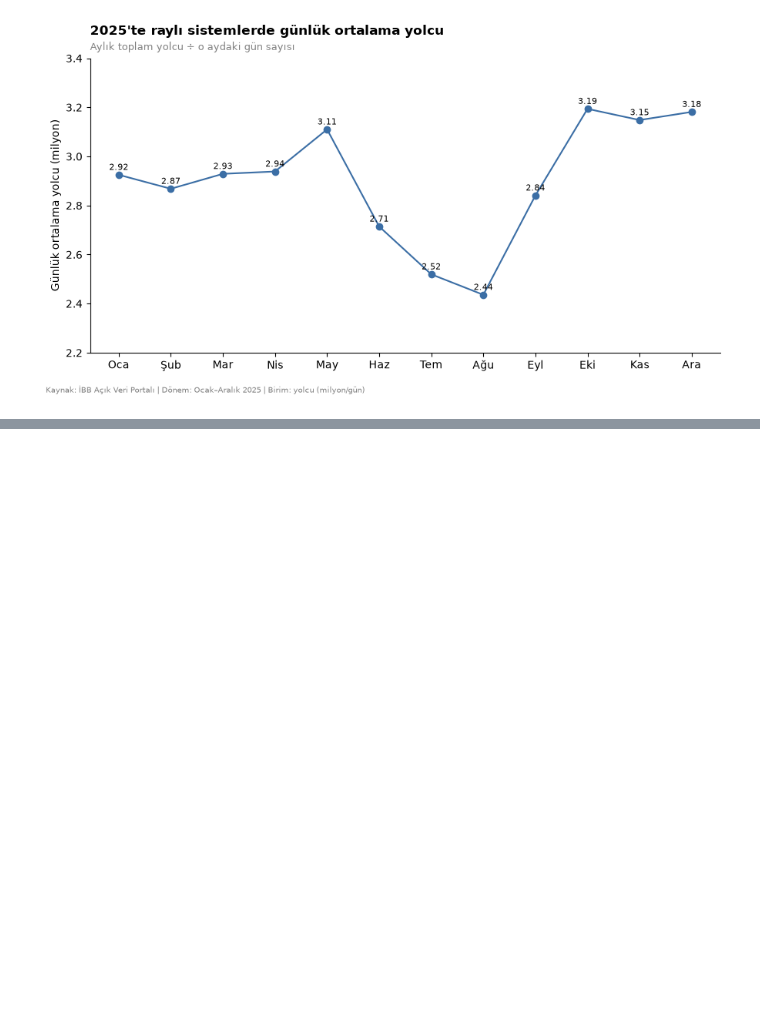
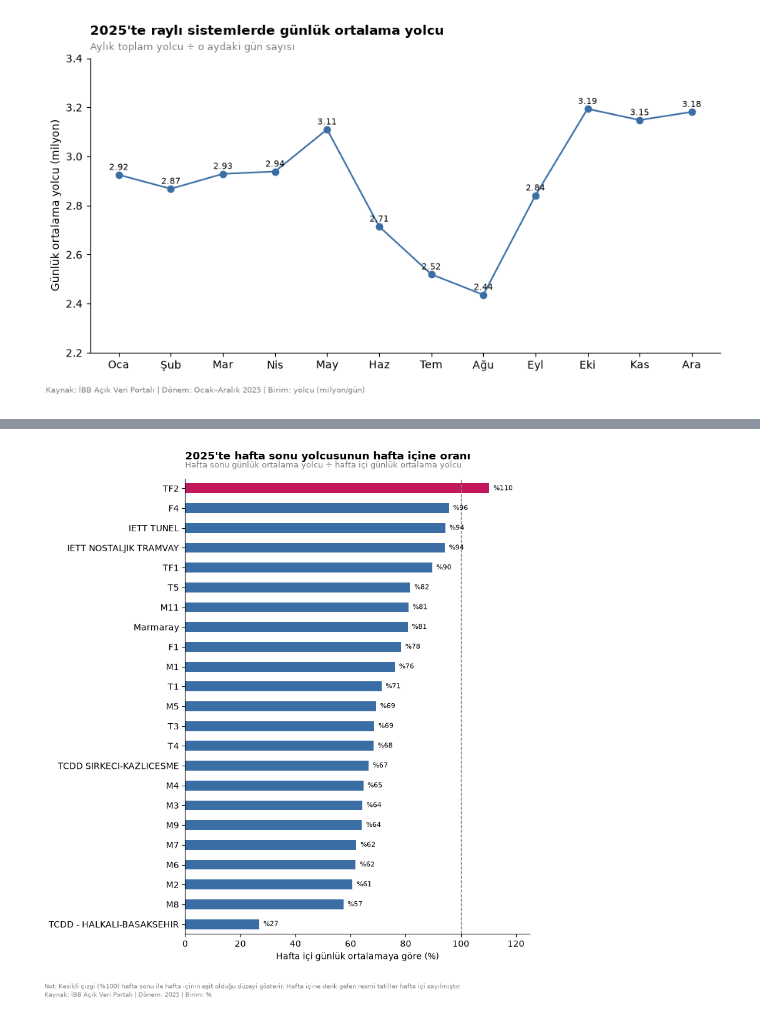
Before and after one commit to IsmailSamiB/-istanbul-rayli-sistemler, a Jupyter notebook: analiz.ipynb, the cells around one changed output, grey strips where cells are left out. Drawn from its saved outputs; the diff is of its cells as text; code cells hidden in the pictures; blank space fills up the shorter version.

```diff
--- a/analiz.ipynb
+++ b/analiz.ipynb
@@ -238,0 +278,5 @@ plt.show()
+# %%
+gunluk = yolcu.groupby(["line_code", "date", "is_weekend"])["passanger_cnt"].sum().reset_index()
+ort = gunluk.groupby(["line_code", "is_weekend"])["passanger_cnt"].mean().unstack()
+oran = (ort[True] / ort[False] * 100).sort_values()
+print(oran.round(0))
@@ -238,0 +301,23 @@ plt.show()
+# %%
+fig, ax = plt.subplots(figsize=(8, 9))
+renkler = ["#c2185b" if d > 100 else ANA_RENK for d in oran]
+oran.plot(kind="barh", ax=ax, color=renkler)
+
+for i, d in enumerate(oran):
+    ax.text(d + 1.5, i, f"%{d:.0f}", va="center", fontsize=8)
+
+ax.axvline(100, color="gray", linestyle="--", linewidth=1)
+ax.spines[["top", "right"]].set_visible(False)
+baslik_ekle(ax, "2025'te hafta sonu yolcusunun hafta içine oranı",
+            "Hafta sonu günlük ortalama yolcu ÷ hafta içi günlük ortalama yolcu")
+ax.set_xlabel("Hafta içi günlük ortalamaya göre (%)")
+ax.set_ylabel("")
+ax.set_xlim(0, 125)
+
+footer_ekle(fig, "2025", "%",
+            "Not: Kesikli çizgi (%100) hafta sonu ile hafta içinin eşit olduğu düzeyi gösterir. Hafta içine denk gelen resmi tatiller hafta içi sayılmıştır.")
+plt.tight_layout(rect=[0, 0.06, 1, 1])
+plt.savefig("figures/hafta_sonu_orani.png", dpi=150)
+plt.show()
+# %% [output]
+[figure, added]
```
Also changed, not shown: parts of 3 cells of this notebook, 2 other files.
